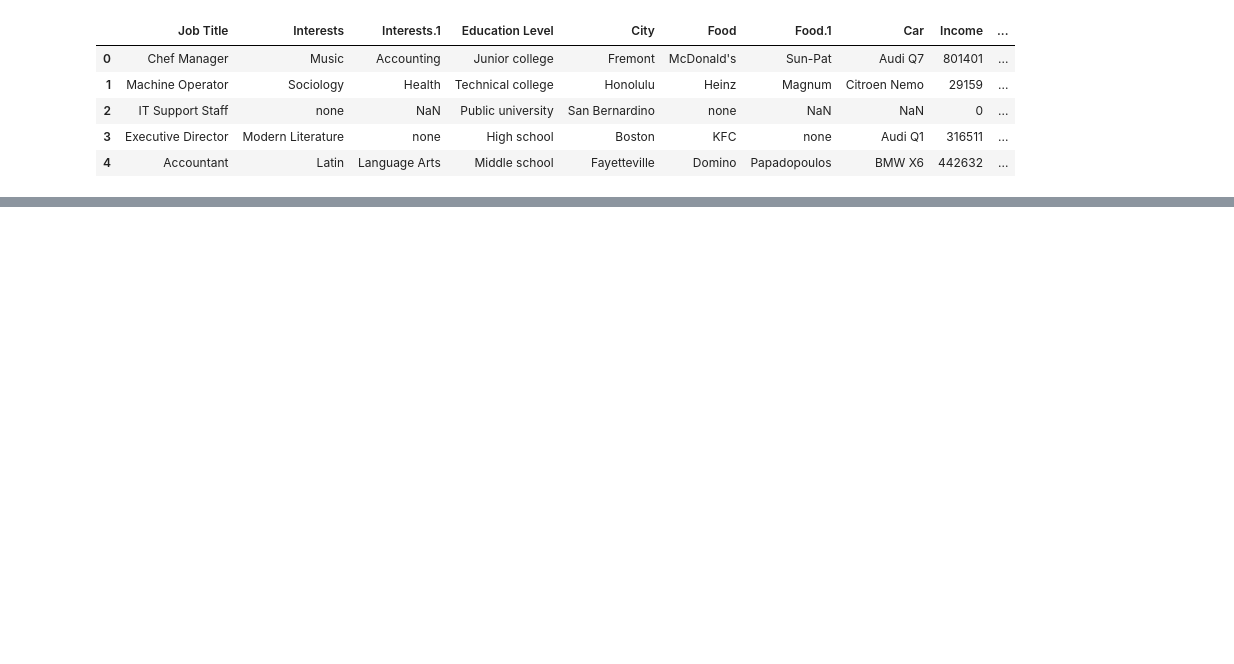
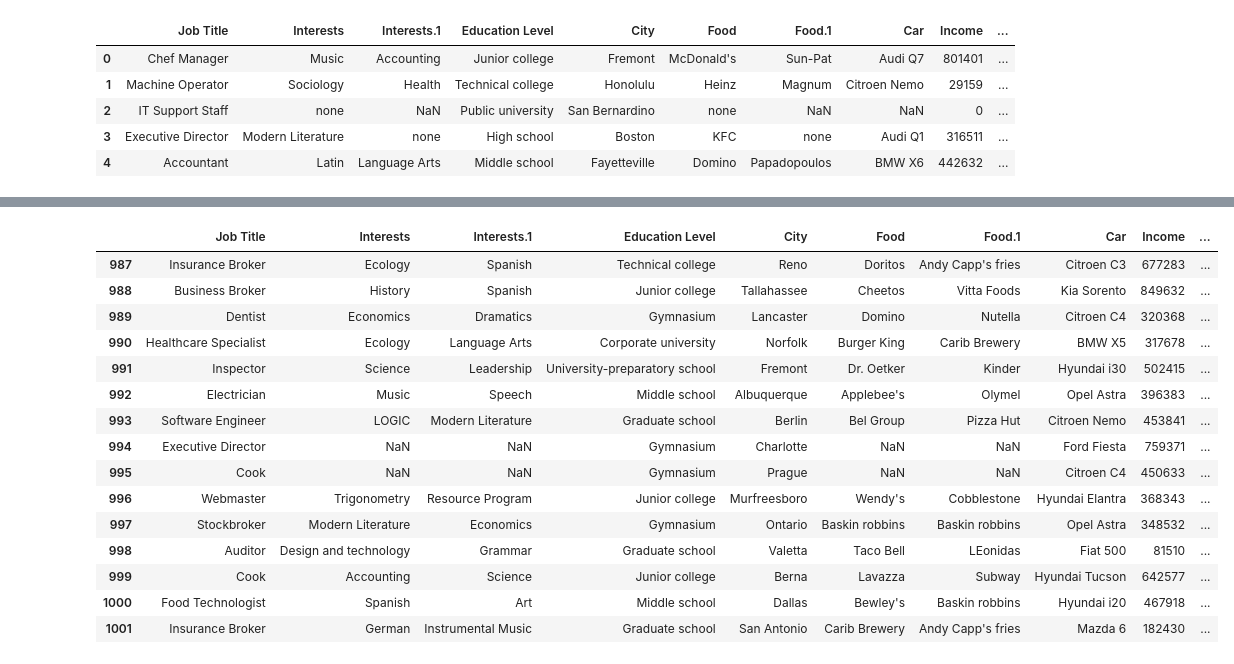
Before and after one commit to f-ssemwanga/pandas-numpy-repo, a Jupyter notebook: Uni_Data_Cleaning_Task.ipynb, the cells around one changed output, grey strips where cells are left out. Cells and saved outputs as stored; diff of their text form; code cells hidden in the pictures; blank space fills up the shorter version.

Commit message:
completed Data cleaning assignment - advanced programming task

```diff
--- a/Uni_Data_Cleaning_Task.ipynb
+++ b/Uni_Data_Cleaning_Task.ipynb
@@ -26,0 +31,4 @@ df.head(10)
+# %%
+#removing rows with missing data in first name, last name or Email
+df.dropna(subset=['First Name', 'Last Name', 'Email'], inplace = True)
+df.head(5)
@@ -49,0 +70,23 @@ df.head(5)
+# %%
+import numpy as np
+#create a list of null symbols
+null_symbols = ['none', 'NaN', '0', 'N/A', '', ' ']
+df.replace(null_symbols, np.nan, inplace=True)
+df.tail(15)
+# %% [output]
+|  | Job Title | Interests | Interests.1 | Education Level | City | Food | Food.1 | Car | Income | ... |
+| 987 | Insurance Broker | Ecology | Spanish | Technical college | Reno | Doritos | Andy Capp's fries | Citroen C3 | 677283 | ... |
+| 988 | Business Broker | History | Spanish | Junior college | Tallahassee | Cheetos | Vitta Foods | Kia Sorento | 849632 | ... |
+| 989 | Dentist | Economics | Dramatics | Gymnasium | Lancaster | Domino | Nutella | Citroen C4 | 320368 | ... |
+| 990 | Healthcare Specialist | Ecology | Language Arts | Corporate university | Norfolk | Burger King | Carib Brewery | BMW X5 | 317678 | ... |
+| 991 | Inspector | Science | Leadership | University-preparatory school | Fremont | Dr. Oetker | Kinder | Hyundai i30 | 502415 | ... |
+| 992 | Electrician | Music | Speech | Middle school | Albuquerque | Applebee's | Olymel | Opel Astra | 396383 | ... |
+| 993 | Software Engineer | LOGIC | Modern Literature | Graduate school | Berlin | Bel Group | Pizza Hut | Citroen Nemo | 453841 | ... |
+| 994 | Executive Director | NaN | NaN | Gymnasium | Charlotte | NaN | NaN | Ford Fiesta | 759371 | ... |
+| 995 | Cook | NaN | NaN | Gymnasium | Prague | NaN | NaN | Citroen C4 | 450633 | ... |
+| 996 | Webmaster | Trigonometry | Resource Program | Junior college | Murfreesboro | Wendy's | Cobblestone | Hyundai Elantra | 368343 | ... |
+| 997 | Stockbroker | Modern Literature | Economics | Gymnasium | Ontario | Baskin robbins | Baskin robbins | Opel Astra | 348532 | ... |
+| 998 | Auditor | Design and technology | Grammar | Graduate school | Valetta | Taco Bell | LEonidas | Fiat 500 | 81510 | ... |
+| 999 | Cook | Accounting | Science | Junior college | Berna | Lavazza | Subway | Hyundai Tucson | 642577 | ... |
+| 1000 | Food Technologist | Spanish | Art | Middle school | Dallas | Bewley's | Baskin robbins | Hyundai i20 | 467918 | ... |
+| 1001 | Insurance Broker | German | Instrumental Music | Graduate school | San Antonio | Carib Brewery | Andy Capp's fries | Mazda 6 | 182430 | ... |
```
Also changed, not shown: parts of 6 cells of this notebook, 1 other file.
